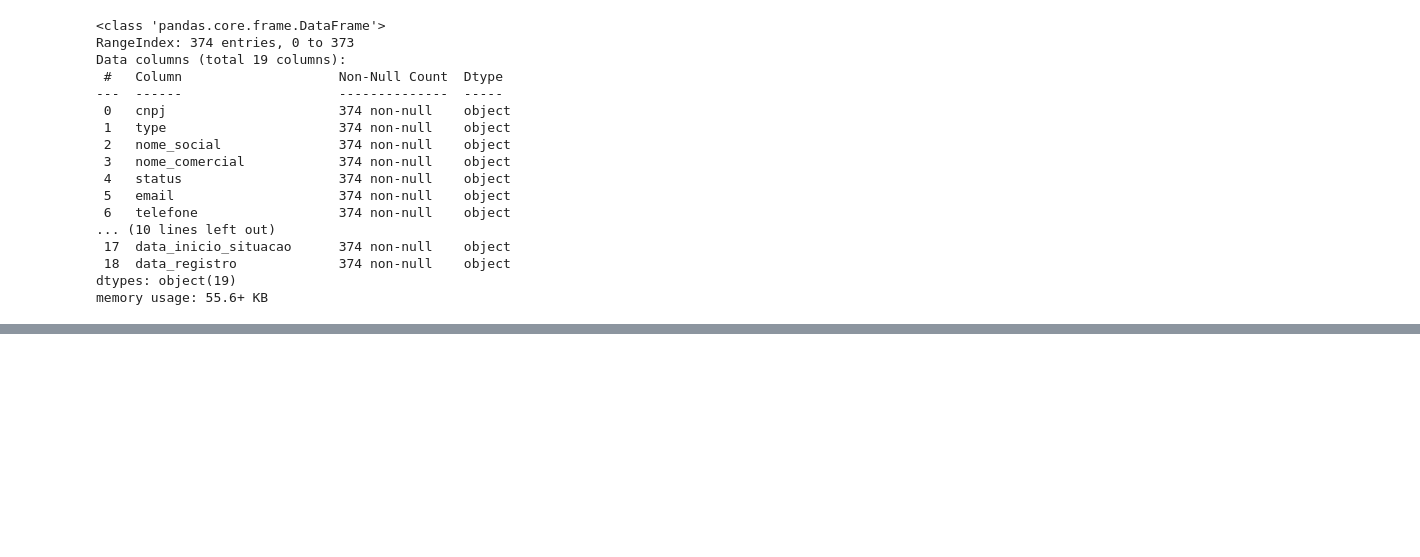
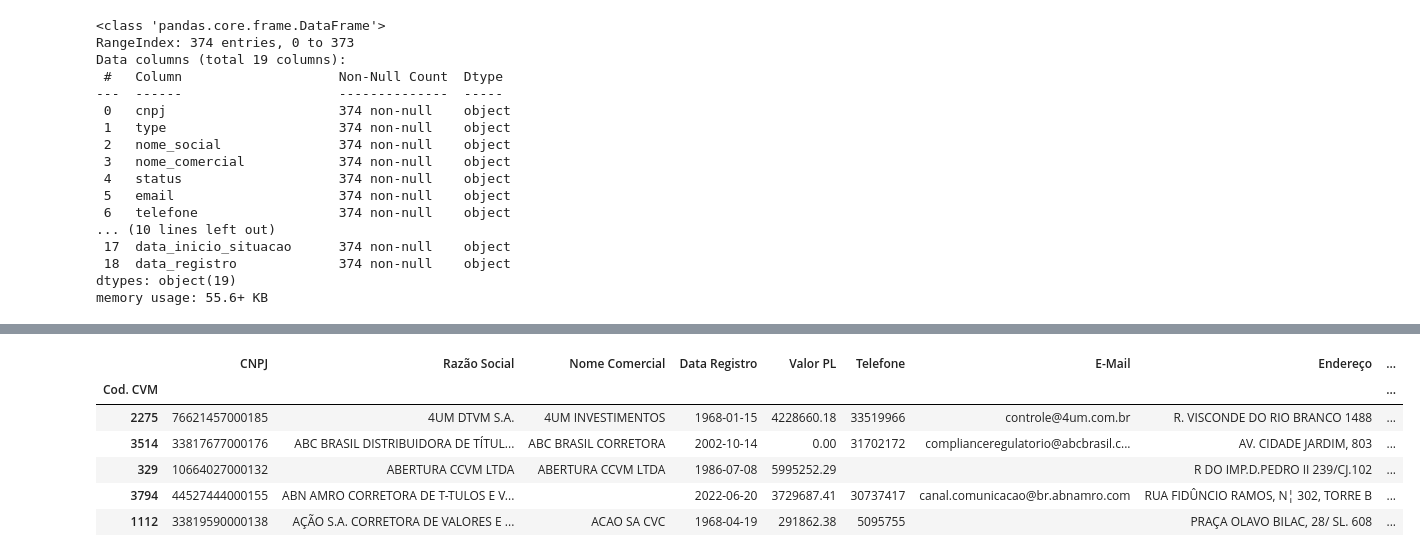
Before and after one commit to victorcanda22/ExercicioCoder, a Jupyter notebook: Projeto Final Coder - Parcial.ipynb, the cells around one changed output, grey strips where cells are left out. Saved outputs shown, nothing was run; the diff lists cells and outputs as text; code cells hidden in the pictures; blank space fills up the shorter version.

```diff
--- a/Projeto Final Coder - ref. 1 parcial.ipynb
+++ b/Projeto Final Coder - Parcial.ipynb
@@ -157,0 +250,26 @@ memory usage: 55.6+ KB
+# %%
+df_corretoras_n = df_corretoras.rename(columns={'nome_social': 'Razão Social', 'nome_comercial': 'Nome Comercial', 'cnpj': 'CNPJ',
+                                  'status': 'Status', 'email': 'E-Mail', 'telefone': 'Telefone', 'cep': 'CEP', 'pais': 'País', 'uf': 'UF',
+                                  'municipio': 'Município', 'bairro': 'Bairro', 'logradouro': 'Endereço', 'complemento': 'Complemento',
+                                  'valor_patrimonio_liquido': 'Valor PL', 'codigo_cvm': 'Cod. CVM', 'data_registro': 'Data Registro',
+                                  'data_inicio_situacao': 'Data Mudança Status'})
+df_corretoras_n = df_corretoras_n.drop(columns=['type', 'data_patrimonio_liquido'])
+df_corretoras_n['Data Registro'] = pd.to_datetime(df_corretoras_n['Data Registro'])
+df_corretoras_n['Data Mudança Status'] = pd.to_datetime(df_corretoras_n['Data Mudança Status'])
+df_corretoras_n = df_corretoras_n.set_index('Cod. CVM')
+ordem_das_colunas = ['CNPJ','Razão Social','Nome Comercial','Data Registro','Valor PL','Telefone','E-Mail','Endereço',
+                     'Complemento','Bairro','Município','UF','País','CEP','Status','Data Mudança Status']
+df_corretoras_n = df_corretoras_n[ordem_das_colunas]
+df_corretoras_n[['Telefone', 'E-Mail','Nome Comercial']] = df_corretoras_n[['Telefone', 'E-Mail','Nome Comercial']].fillna('Não informado')
+df_corretoras_n[['Endereço', 'Bairro', 'Município', 'UF', 'País', 'CEP', 'Complemento']] = df_corretoras_n[['Endereço', 'Bairro', 'Município', 'UF', 'País', 'CEP', 'Complemento']].fillna('-')
+df_corretoras_n[['Valor PL']] = df_corretoras_n[['Valor PL']].fillna('0.00')
+df_corretoras_n['Valor PL'] = pd.to_numeric(df_corretoras_n['Valor PL'])
+df_corretoras_n.head()
+# %% [output]
+|  | CNPJ | Razão Social | Nome Comercial | Data Registro | Valor PL | Telefone | E-Mail | Endereço | ... |
+| Cod. CVM |  |  |  |  |  |  |  |  | ... |
+| 2275 | 76621457000185 | 4UM DTVM S.A. | 4UM INVESTIMENTOS | 1968-01-15 | 4228660.18 | 33519966 | controle@4um.com.br | R. VISCONDE DO RIO BRANCO 1488 | ... |
+| 3514 | 33817677000176 | ABC BRASIL DISTRIBUIDORA DE TÍTUL... | ABC BRASIL CORRETORA | 2002-10-14 | 0.00 | 31702172 | complianceregulatorio@abcbrasil.c... | AV. CIDADE JARDIM, 803 | ... |
+| 329 | 10664027000132 | ABERTURA CCVM LTDA | ABERTURA CCVM LTDA | 1986-07-08 | 5995252.29 |  |  | R DO IMP.D.PEDRO II 239/CJ.102 | ... |
+| 3794 | 44527444000155 | ABN AMRO CORRETORA DE T-TULOS E V... |  | 2022-06-20 | 3729687.41 | 30737417 | canal.comunicacao@br.abnamro.com | RUA FIDÛNCIO RAMOS, N¦ 302, TORRE B | ... |
+| 1112 | 33819590000138 | AÇÃO S.A. CORRETORA DE VALORES E ... | ACAO SA CVC | 1968-04-19 | 291862.38 | 5095755 |  | PRAÇA OLAVO BILAC, 28/ SL. 608 | ... |
```
Also changed, not shown: parts of 6 cells of this notebook, 1 other file.
